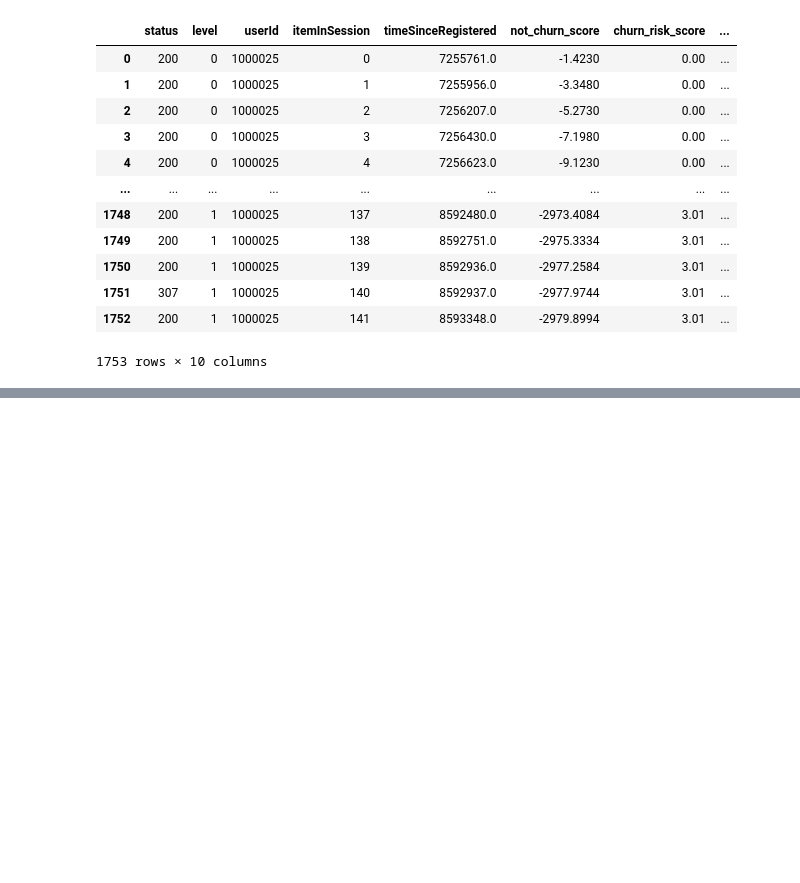
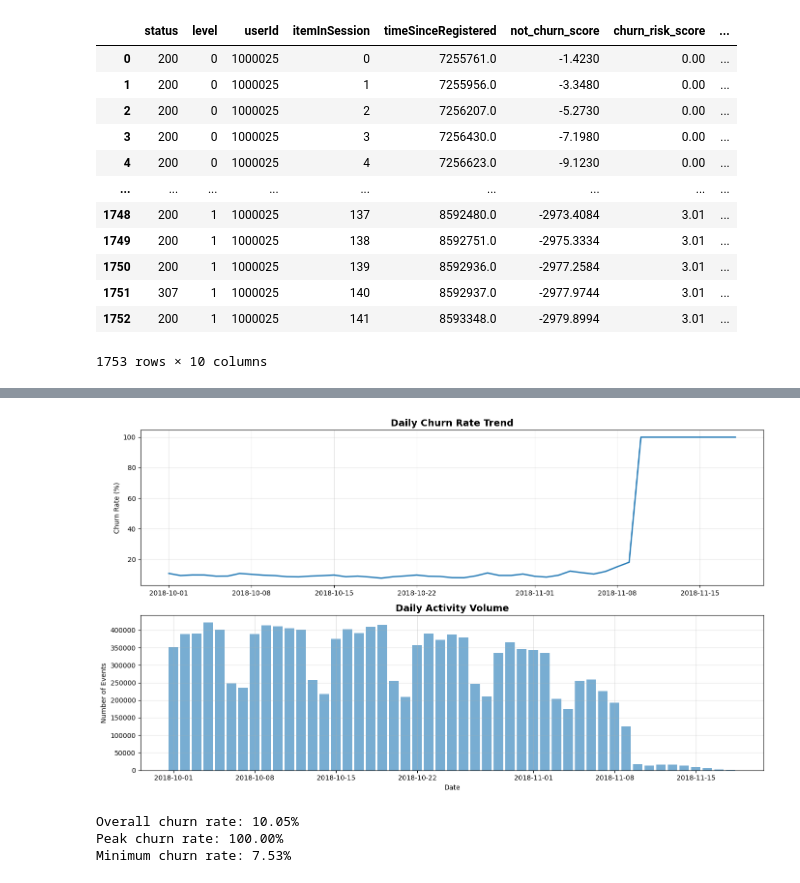
Before and after one commit to MaximeDespreaux/Churn_Prediction_Project, a Jupyter notebook: main_notebook.ipynb, the cells around one changed output, grey strips where cells are left out. Cells and saved outputs as stored; diff of their text form; code cells hidden in the pictures; blank space fills up the shorter version.

```diff
--- a/main_notebook.ipynb
+++ b/main_notebook.ipynb
@@ -414,0 +986,36 @@ print("Decision Tree CV Macro F1 Scores:", tree_scores)
+# %%
+# === ENHANCED EDA: Temporal Churn Analysis ===
+
+import seaborn as sns
+import matplotlib.pyplot as plt
+
+# 1. Churn rate over time
+df_train['date'] = df_train['ts'].dt.date
+daily_churn = df_train.groupby('date')['will_churn_in_10d'].agg(['mean', 'sum', 'count'])
+
+fig, axes = plt.subplots(2, 1, figsize=(14, 8))
+
+# Churn rate trend
+axes[0].plot(daily_churn.index, daily_churn['mean'] * 100, linewidth=2)
+axes[0].set_title('Daily Churn Rate Trend', fontsize=14, fontweight='bold')
+axes[0].set_ylabel('Churn Rate (%)')
+axes[0].grid(alpha=0.3)
+
+# Activity volume
+axes[1].bar(daily_churn.index, daily_churn['count'], alpha=0.6)
+axes[1].set_title('Daily Activity Volume', fontsize=14, fontweight='bold')
+axes[1].set_xlabel('Date')
+axes[1].set_ylabel('Number of Events')
+axes[1].grid(alpha=0.3)
+
+plt.tight_layout()
+plt.show()
+
+print(f"Overall churn rate: {df_train['will_churn_in_10d'].mean():.2%}")
+print(f"Peak churn rate: {daily_churn['mean'].max():.2%}")
+print(f"Minimum churn rate: {daily_churn['mean'].min():.2%}")
+# %% [output]
+[figure, added]
+Overall churn rate: 10.05%
+Peak churn rate: 100.00%
+Minimum churn rate: 7.53%
```
Also changed, not shown: parts of 14 cells of this notebook, 15 other files.
